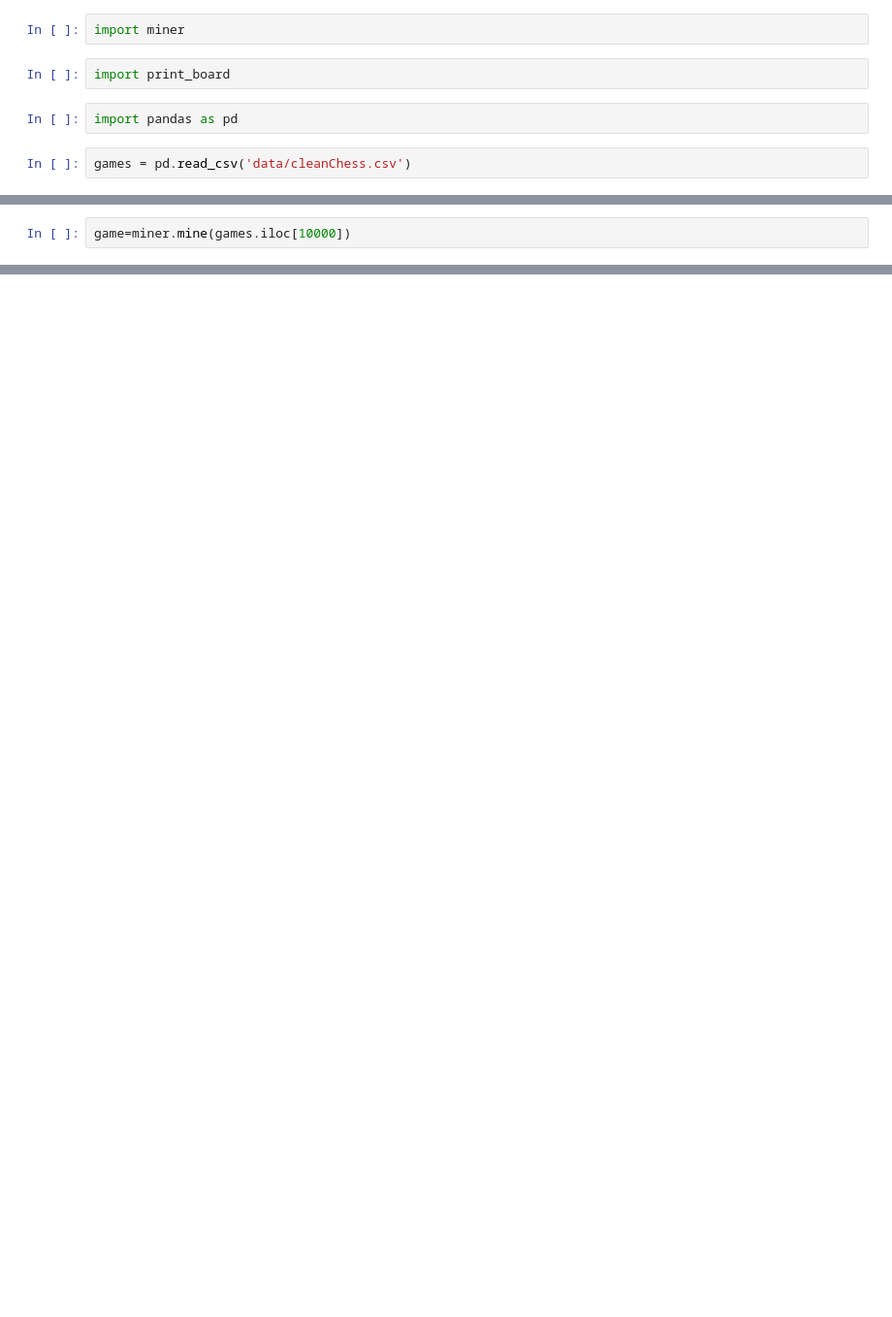
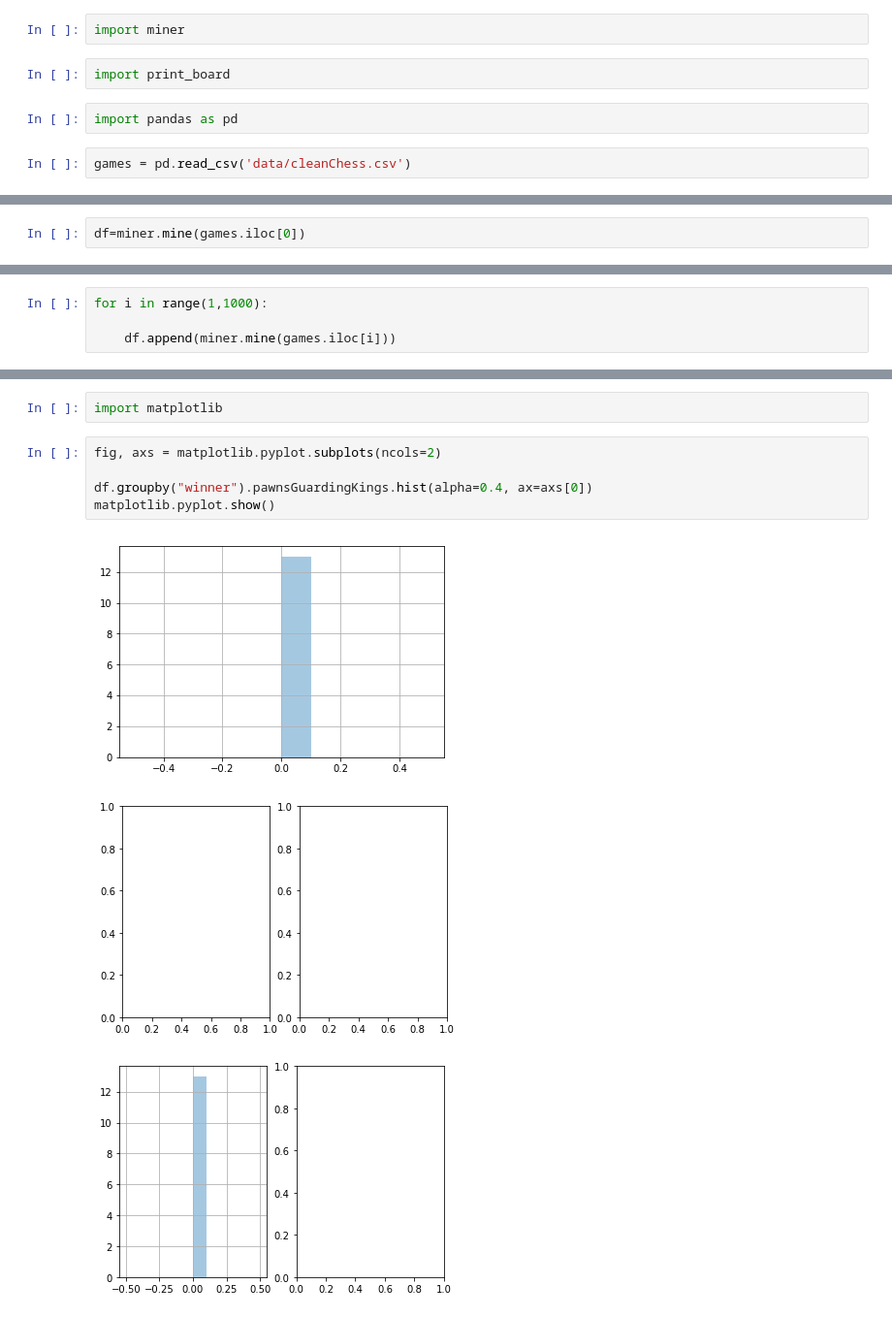
Before and after one commit to diarmuidmorgan/chess, a Jupyter notebook: Untitled.ipynb, the cells around one changed output, grey strips where cells are left out. Shown at 97% size. Drawn from its saved outputs; the diff is of its cells as text; blank space fills up the shorter version.

```diff
--- a/Untitled.ipynb
+++ b/Untitled.ipynb
@@ -9,2 +34,2 @@ games = pd.read_csv('data/cleanChess.csv')
 # %%
-game=miner.mine(games.iloc[10000])
+df=miner.mine(games.iloc[0])
@@ -36,0 +54,4 @@ print_board.display(game.iloc[19])
+# %%
+for i in range(1,1000):
+
+    df.append(miner.mine(games.iloc[i]))
@@ -36,0 +95,11 @@ print_board.display(game.iloc[19])
+# %%
+import matplotlib
+# %%
+fig, axs = matplotlib.pyplot.subplots(ncols=2)
+
+df.groupby("winner").pawnsGuardingKings.hist(alpha=0.4, ax=axs[0])
+matplotlib.pyplot.show()
+# %% [output]
+[figure, added]
+[figure, added]
+[figure, added]
```
Also changed, not shown: parts of 9 cells of this notebook, 2 other files.
